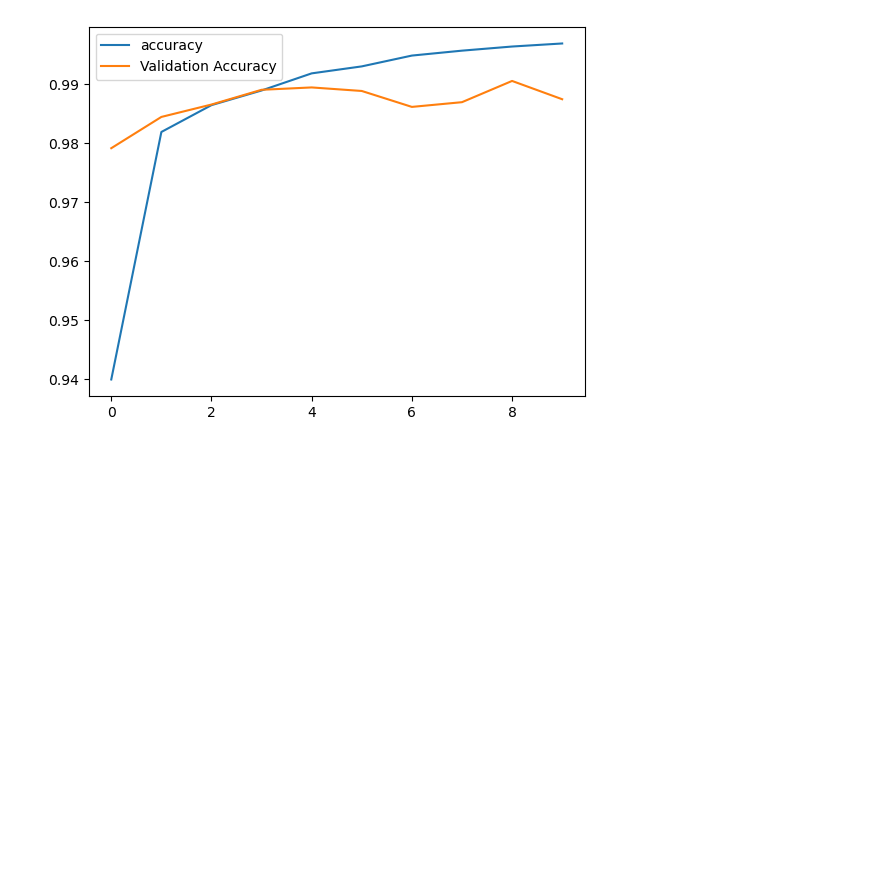
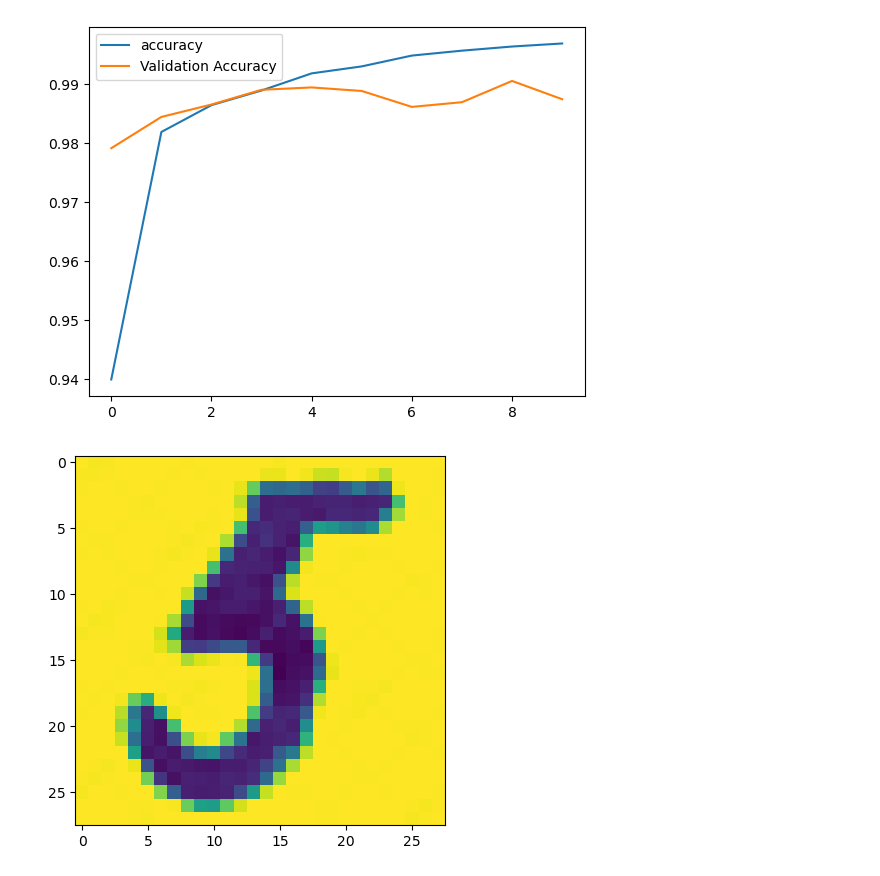
Before and after one commit to FLIPPED-RN/23IPS41-NC, a Jupyter notebook: NС1.ipynb, the cells around one changed output. Saved outputs shown, nothing was run; the diff lists cells and outputs as text; code cells hidden in the pictures; blank space fills up the shorter version.

```diff
--- a/NС1.ipynb
+++ b/NС1.ipynb
@@ -59,3 +59,15 @@ plt.legend()
 plt.show()
 # %% [output]
 [figure]
+# %%
+def predict_image(image_path):
+    img=Image.open(image_path).resize((28,28)).convert('L')
+    img_array=np.array(img)
+    plt.imshow(img_array)
+    plt.show()
+    res=model.predict(img_array.reshape(1, 28, 28, 1)/255.0)[0]
+    print(np.argmax(res))
+# %%
+predict_image("five2.jpg")
+# %% [output]
+[figure, added]
```
Also changed, not shown: parts of 1 cell of this notebook.
